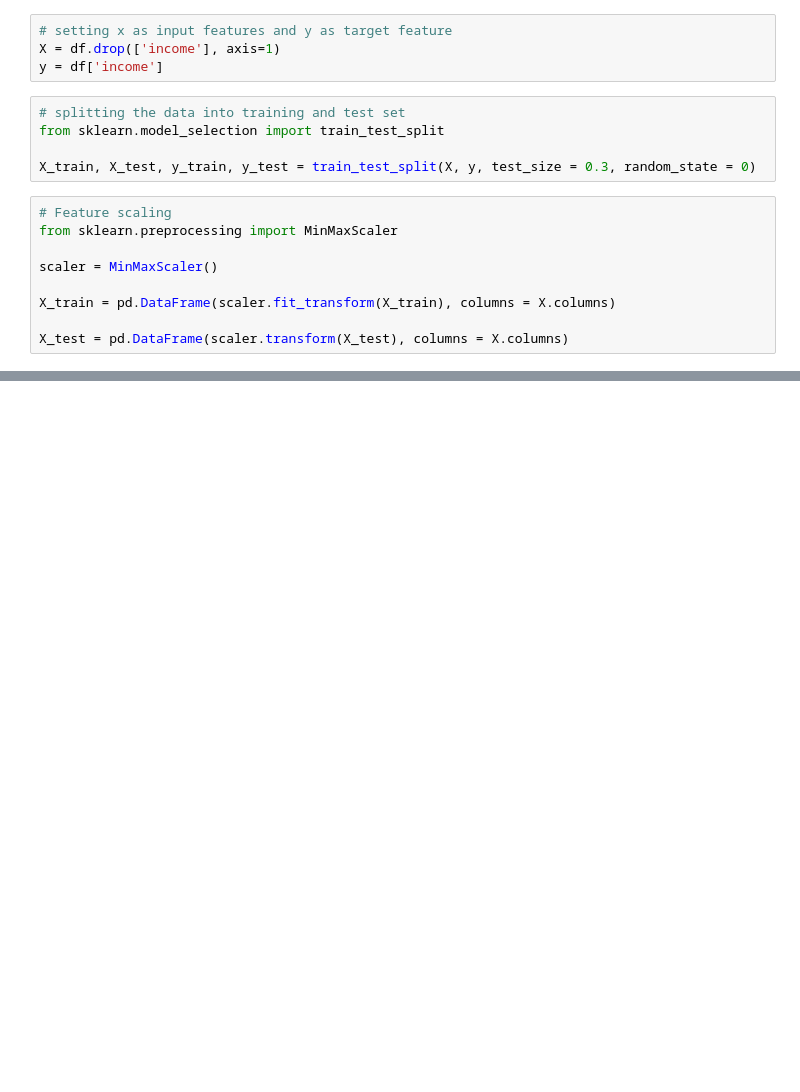
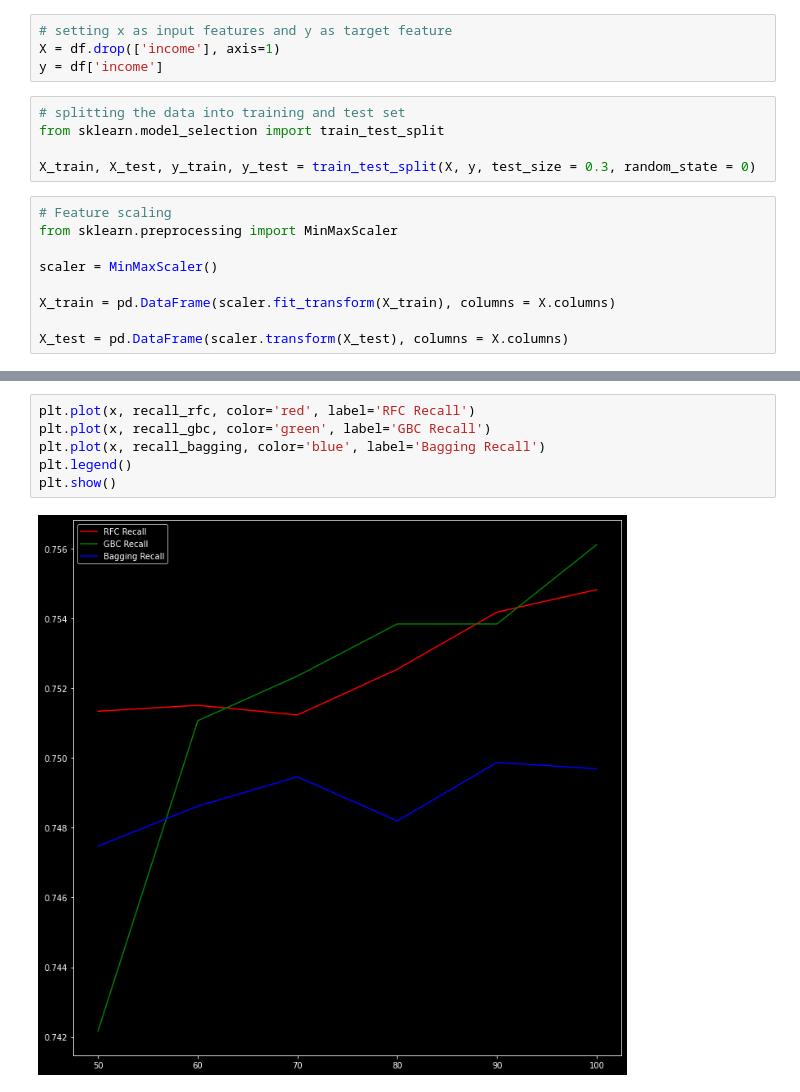
Before and after one commit to Iskander7d/Information-Processing, a Jupyter notebook: DecisionTree/census income/income.ipynb, the cells around one changed output, grey strips where cells are left out. Drawn from its saved outputs; the diff is of its cells as text; blank space fills up the shorter version.

```diff
--- a/DecisionTree/census income/income.ipynb
+++ b/DecisionTree/census income/income.ipynb
@@ -479,0 +545,8 @@ print(bagging_dict)
+# %%
+plt.plot(x, recall_rfc, color='red', label='RFC Recall')
+plt.plot(x, recall_gbc, color='green', label='GBC Recall')
+plt.plot(x, recall_bagging, color='blue', label='Bagging Recall')
+plt.legend()
+plt.show()
+# %% [output]
+[figure, added]
```
Also changed, not shown: parts of 9 cells of this notebook, 1 other file.
